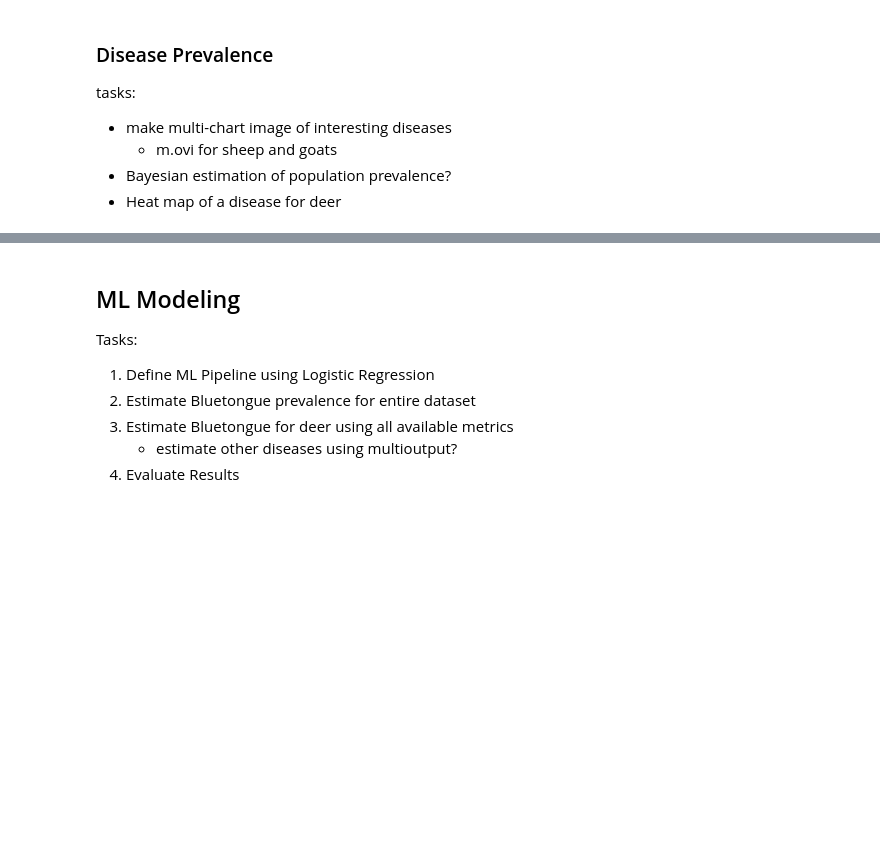
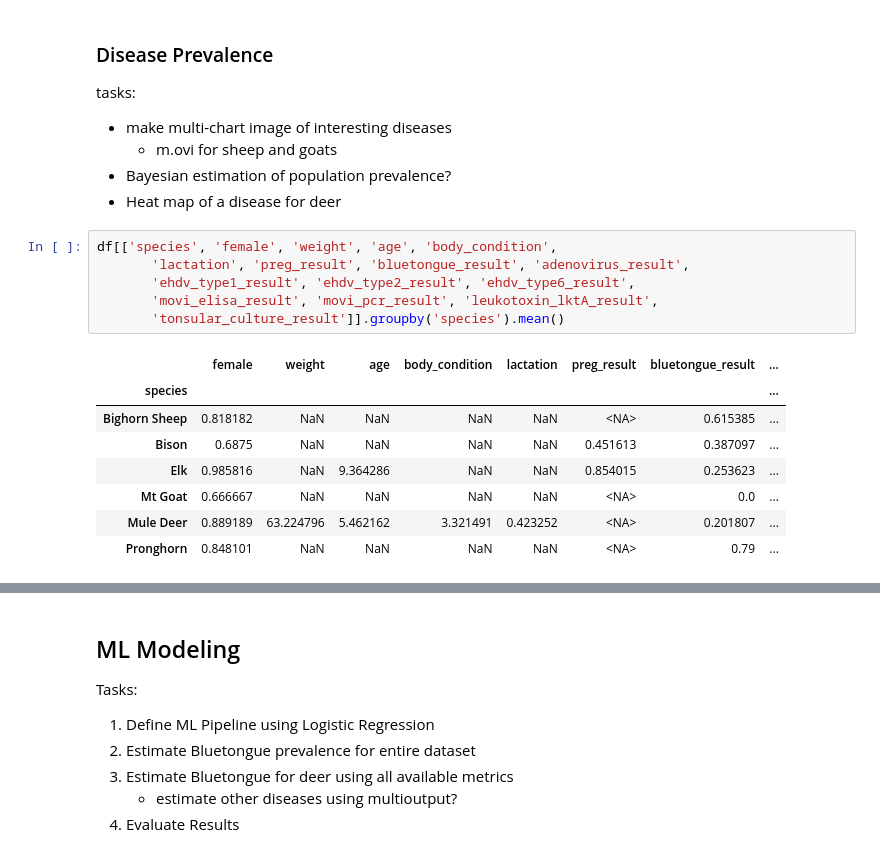
Before and after one commit to epistemetrica/utah_dwr_python, a Jupyter notebook: wildlife_disease.ipynb, the cells around one changed output, grey strips where cells are left out. Cells and saved outputs as stored; diff of their text form; blank space fills up the shorter version.

```diff
--- a/wildlife_disease.ipynb
+++ b/wildlife_disease.ipynb
@@ -409,3 +408,18 @@ tasks:
     - m.ovi for sheep and goats
 - Bayesian estimation of population prevalence?
 - Heat map of a disease for deer
+# %%
+df[['species', 'female', 'weight', 'age', 'body_condition',
+       'lactation', 'preg_result', 'bluetongue_result', 'adenovirus_result',
+       'ehdv_type1_result', 'ehdv_type2_result', 'ehdv_type6_result',
+       'movi_elisa_result', 'movi_pcr_result', 'leukotoxin_lktA_result',
+       'tonsular_culture_result']].groupby('species').mean()
+# %% [output]
+|  | female | weight | age | body_condition | lactation | preg_result | bluetongue_result | ... |
+| species |  |  |  |  |  |  |  | ... |
+| Bighorn Sheep | 0.818182 | NaN | NaN | NaN | NaN | <NA> | 0.615385 | ... |
+| Bison | 0.6875 | NaN | NaN | NaN | NaN | 0.451613 | 0.387097 | ... |
+| Elk | 0.985816 | NaN | 9.364286 | NaN | NaN | 0.854015 | 0.253623 | ... |
+| Mt Goat | 0.666667 | NaN | NaN | NaN | NaN | <NA> | 0.0 | ... |
+| Mule Deer | 0.889189 | 63.224796 | 5.462162 | 3.321491 | 0.423252 | <NA> | 0.201807 | ... |
+| Pronghorn | 0.848101 | NaN | NaN | NaN | NaN | <NA> | 0.79 | ... |
```
Also changed, not shown: parts of 12 cells of this notebook.
